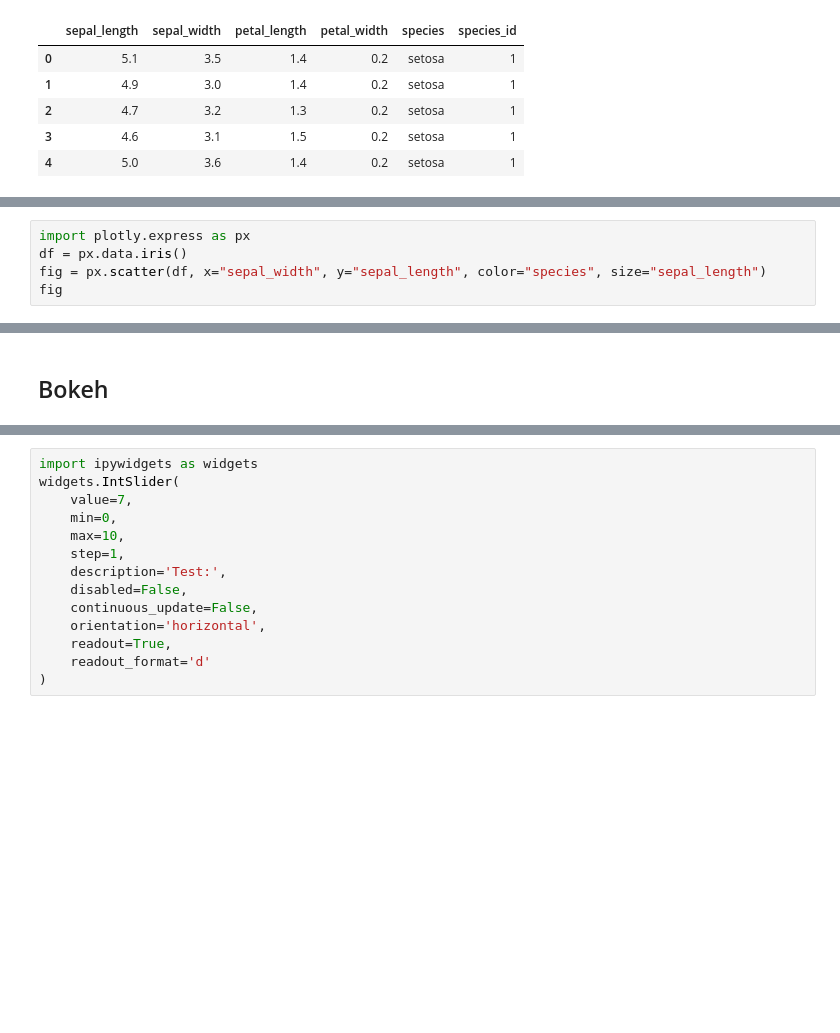
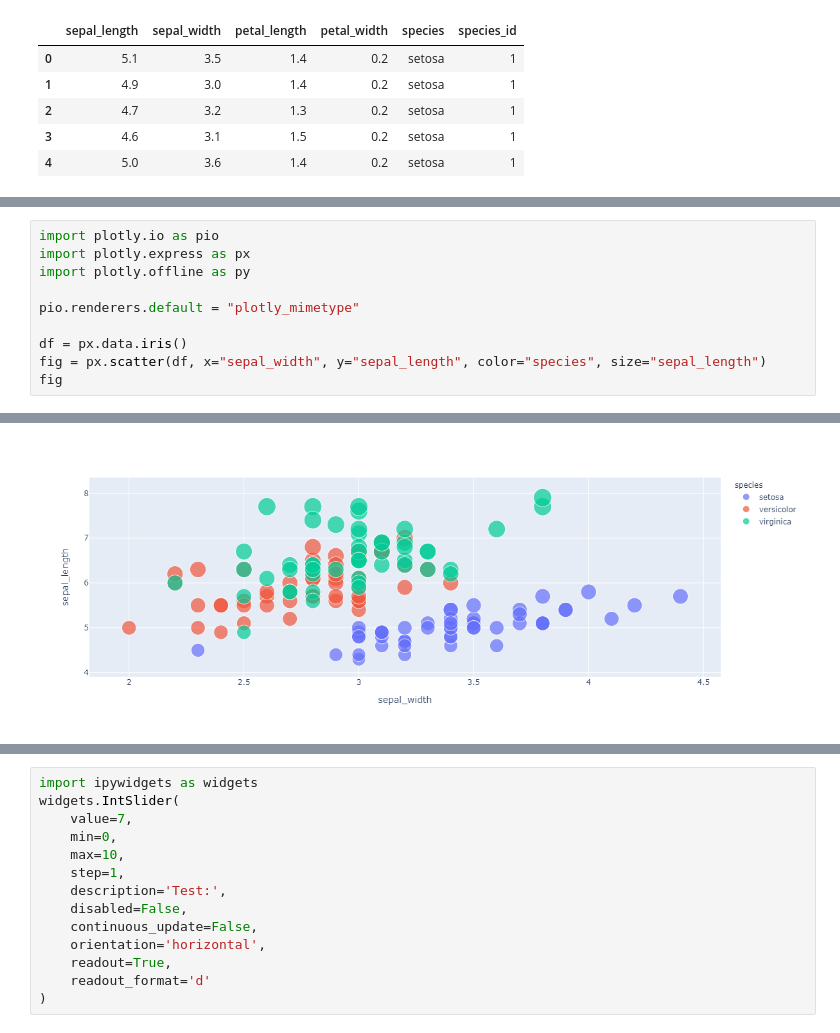
Before and after one commit to executablebooks/MyST-NB, a Jupyter notebook: docs/use/interactive.ipynb, the cells around one changed output, grey strips where cells are left out. Saved outputs shown, nothing was run; the diff lists cells and outputs as text; blank space fills up the shorter version.

Commit message:
udpating docs so bokeh and plotly show up (#100)

```diff
--- a/docs/use/interactive.ipynb
+++ b/docs/use/interactive.ipynb
@@ -45,5 +55,10 @@ visualization. You can display plotly plots like so:
 # %%
+import plotly.io as pio
 import plotly.express as px
+import plotly.offline as py
+
+pio.renderers.default = "plotly_mimetype"
+
 df = px.data.iris()
 fig = px.scatter(df, x="sepal_width", y="sepal_length", color="species", size="sepal_length")
 fig
@@ -53,2 +66 @@ fig
+[figure, added]
-# %% [markdown]
-## Bokeh
```
Also changed, not shown: parts of 8 cells of this notebook.
